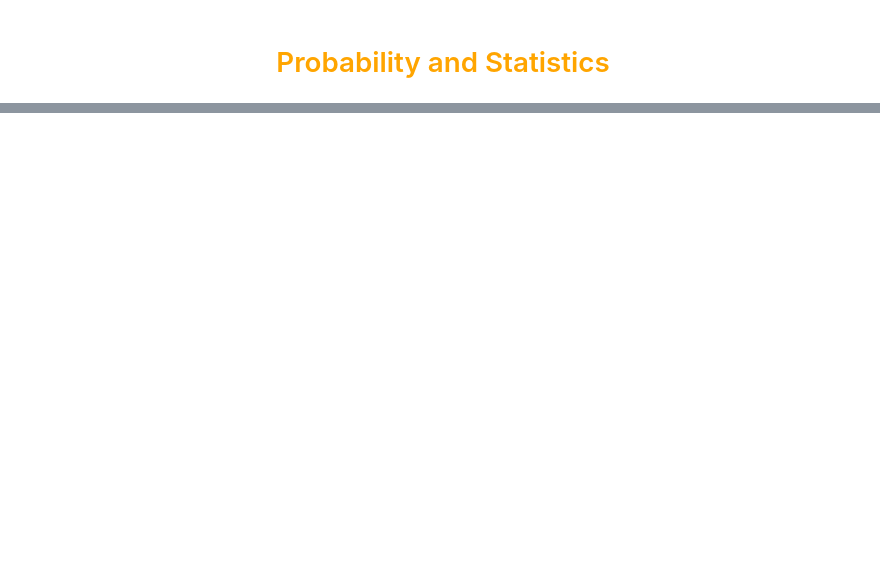
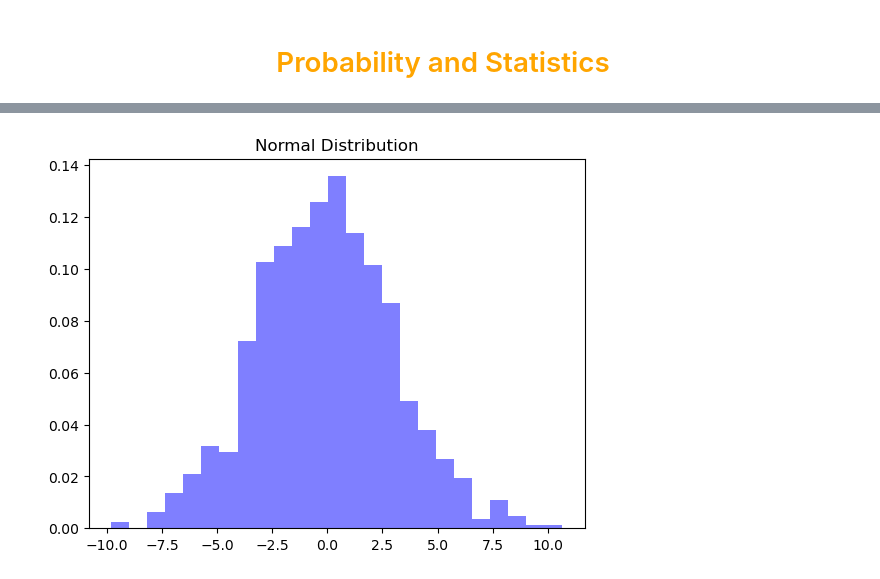
Before and after one commit to kannanjayachandran/Full-Stack-Data-Science, a Jupyter notebook: 05. Data_Science-I/Notebooks/Probability_Statistics.ipynb, the cells around one changed output, grey strips where cells are left out. Saved outputs shown, nothing was run; the diff lists cells and outputs as text; code cells hidden in the pictures; blank space fills up the shorter version.

```diff
--- a/05. Data_Science-I/Notebooks/Probability_Statistics.ipynb
+++ b/05. Data_Science-I/Notebooks/Probability_Statistics.ipynb
@@ -7 +12,14 @@ from scipy.stats import norm
+# %%
+# Normal / Gaussian distribution
+mean = 0
+std_dev = 3
+observations = np.random.normal(mean, std_dev, size=1000)
+plt.hist(observations, bins=25, density=True, alpha=0.5, color='b')
+plt.title('Normal Distribution')
+plt.show()
+
+# Percentiles using numpy
+# percentiles = np.percentile(observations, np.arange(0, 101))
+# %% [output]
+[figure, added]
 # %%
```
Also changed, not shown: parts of 8 cells of this notebook, 5 other files.
